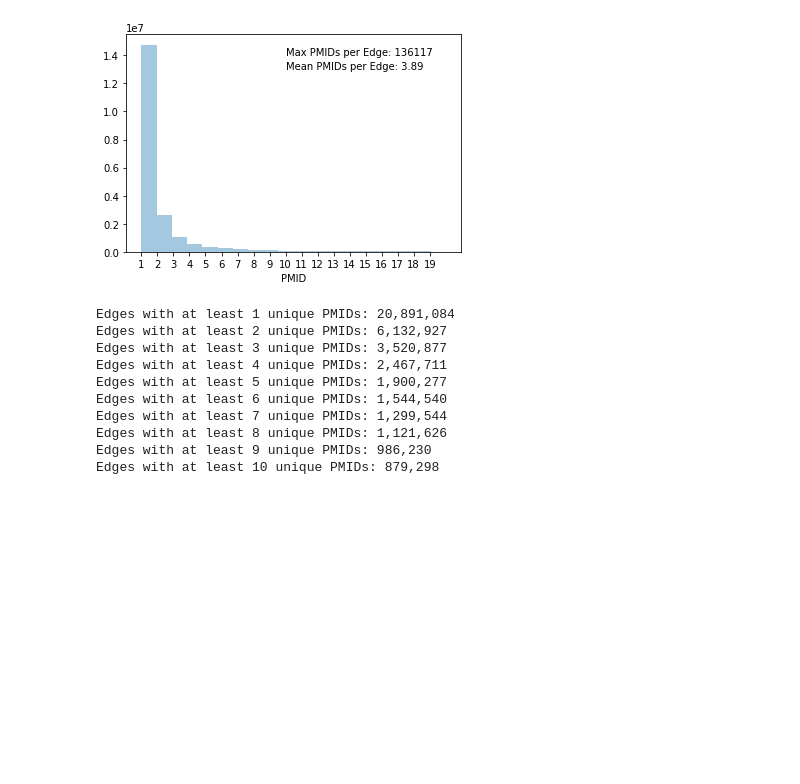
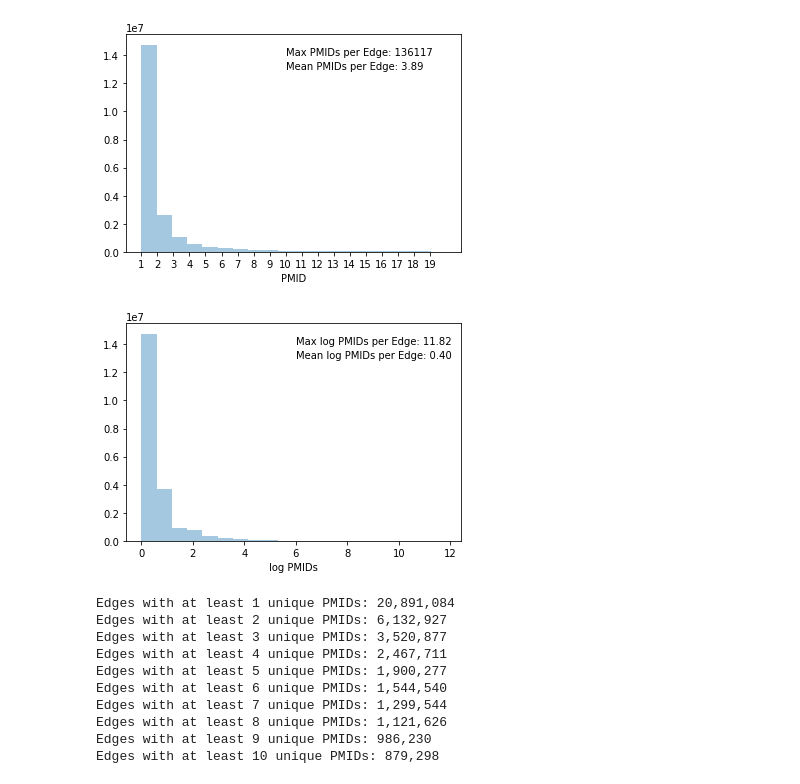
Before and after one commit to mmayers12/semmed, a Jupyter notebook: nbs/02-building_the_graph.ipynb, the cells around one changed output. Saved outputs shown, nothing was run; the diff lists cells and outputs as text; code cells hidden in the pictures; blank space fills up the shorter version.

```diff
--- a/nbs/02-building_the_graph.ipynb
+++ b/nbs/02-building_the_graph.ipynb
@@ -49,6 +49,14 @@ plt.text(10, 1.4e7, 'Max PMIDs per Edge: {}'.format(counts['PMID'].max()))
 plt.text(10, 1.3e7, 'Mean PMIDs per Edge: {:1.2f}'.format(counts['PMID'].mean()));
 # %% [output]
 [figure]
+# %%
+log_counts = np.log(counts['PMID'])
+sns.distplot(log_counts, bins=20, kde=False)
+plt.xlabel('log PMIDs');
+plt.text(6, 1.4e7, 'Max log PMIDs per Edge: {:1.2f}'.format(log_counts.max()))
+plt.text(6, 1.3e7, 'Mean log PMIDs per Edge: {:1.2f}'.format(log_counts.mean()));
+# %% [output]
+[figure, added]
 # %%
 for i in range(1, 11):
     print("Edges with at least {} unique PMIDs: {:,}".format(i, (counts['PMID'] >= i).sum()))
```
Also changed, not shown: parts of 14 cells of this notebook, 2 other files.
